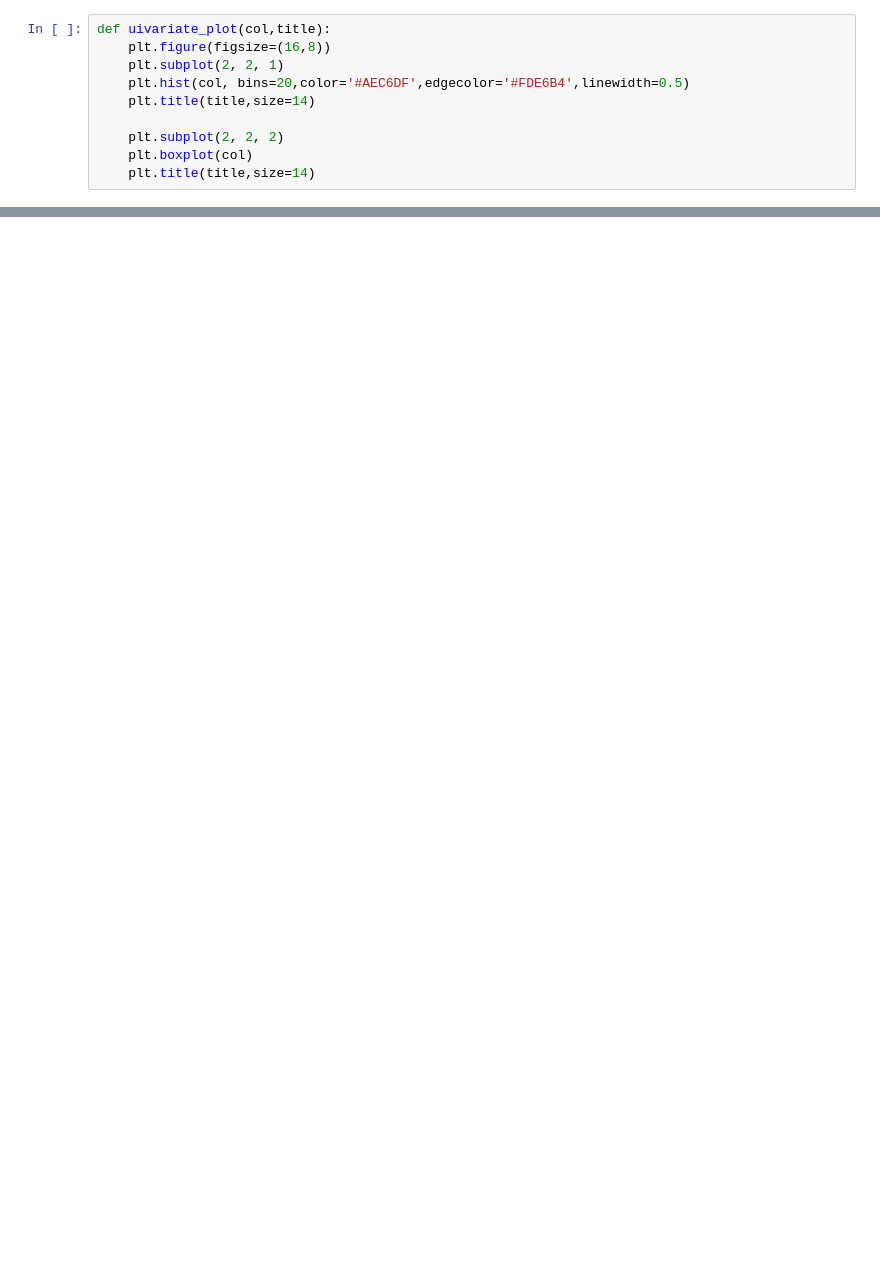
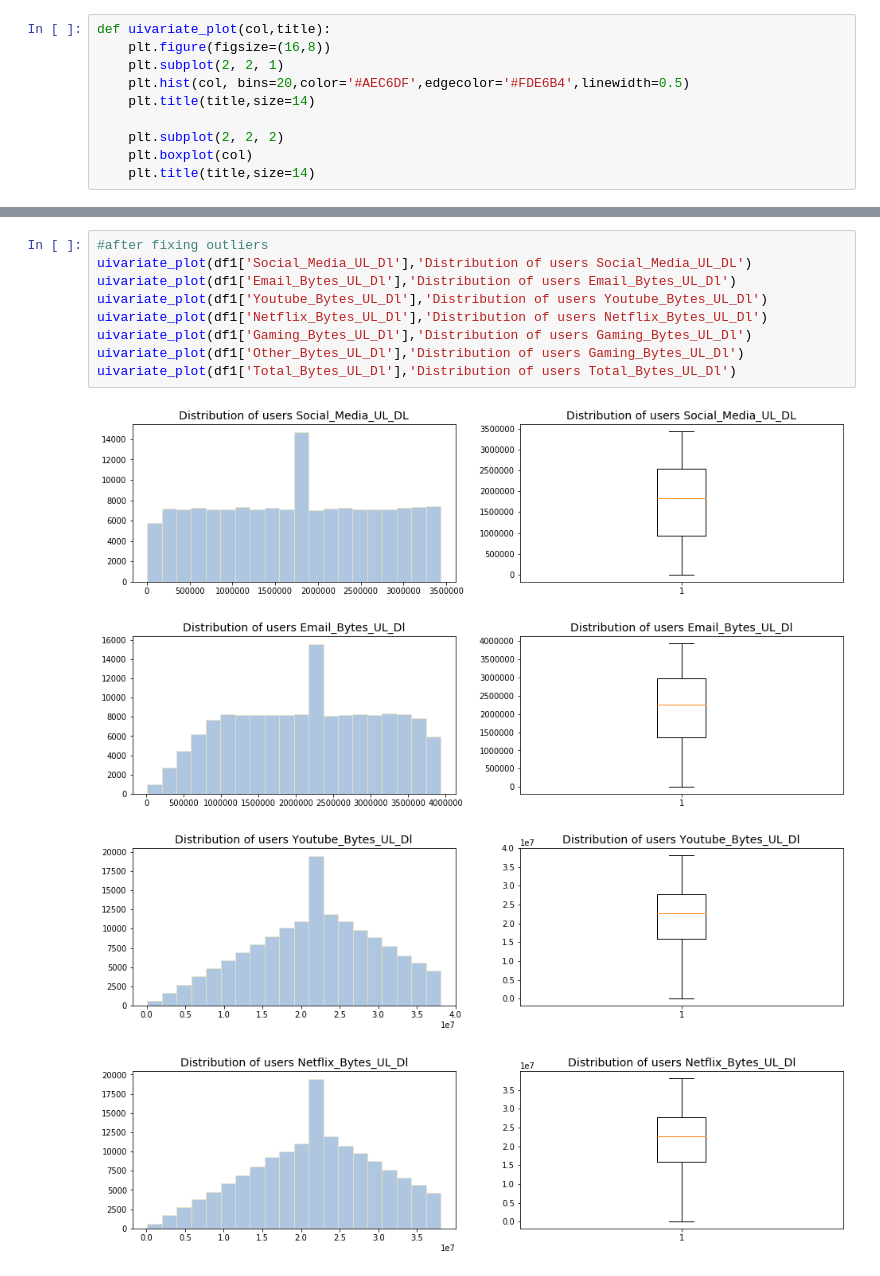
Before and after one commit to Haftom2323/10_Academy_Week1_Challenge, a Jupyter notebook: notebooks/Telecom_Data_Analysis.ipynb, the cells around one changed output, grey strips where cells are left out. Saved outputs shown, nothing was run; the diff lists cells and outputs as text; blank space fills up the shorter version.

```diff
--- a/notebooks/Telecom_Data_Analysis.ipynb
+++ b/notebooks/Telecom_Data_Analysis.ipynb
@@ -689,0 +339,14 @@ new_db=
+# %%
+#after fixing outliers
+uivariate_plot(df1['Social_Media_UL_Dl'],'Distribution of users Social_Media_UL_DL')
+uivariate_plot(df1['Email_Bytes_UL_Dl'],'Distribution of users Email_Bytes_UL_Dl')
+uivariate_plot(df1['Youtube_Bytes_UL_Dl'],'Distribution of users Youtube_Bytes_UL_Dl')
+uivariate_plot(df1['Netflix_Bytes_UL_Dl'],'Distribution of users Netflix_Bytes_UL_Dl')
+uivariate_plot(df1['Gaming_Bytes_UL_Dl'],'Distribution of users Gaming_Bytes_UL_Dl')
+uivariate_plot(df1['Other_Bytes_UL_Dl'],'Distribution of users Gaming_Bytes_UL_Dl')
+uivariate_plot(df1['Total_Bytes_UL_Dl'],'Distribution of users Total_Bytes_UL_Dl')
+# %% [output]
+[figure, added]
+[figure, added]
+[figure, added]
+[figure, added]
```
Also changed, not shown: parts of 141 cells of this notebook.
